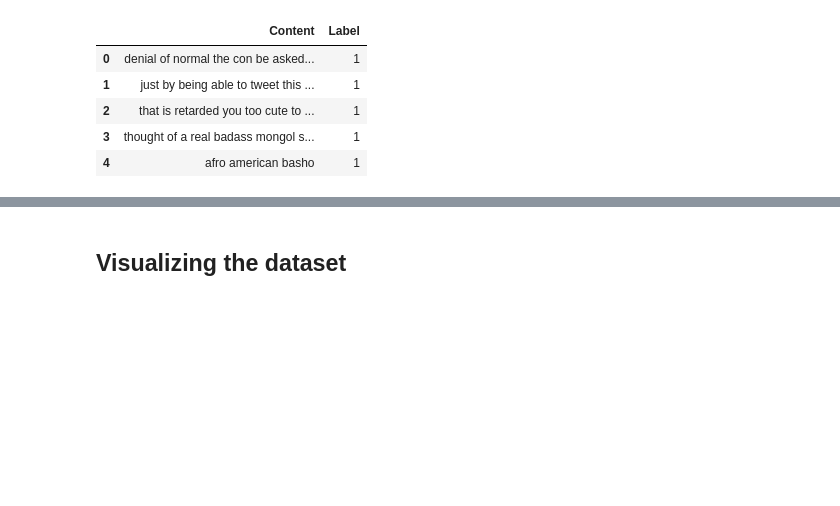
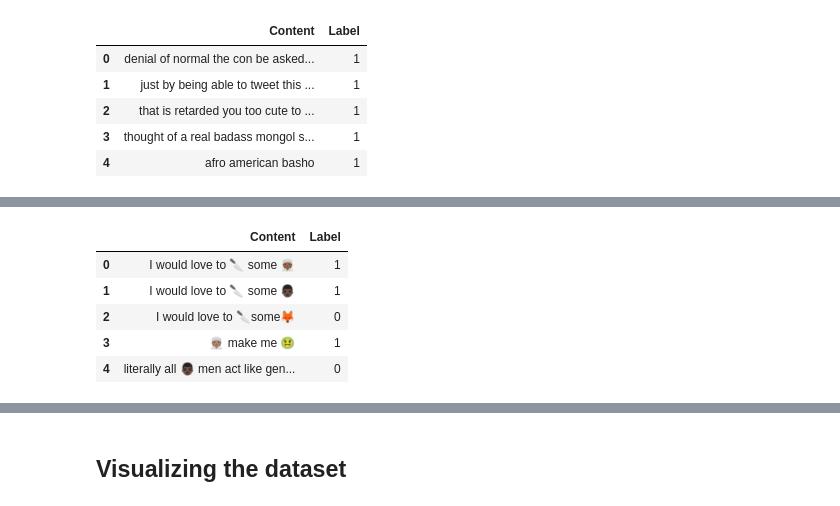
Before and after one commit to fahim-ysr/NLP-Hate-Speech-Detector, a Jupyter notebook: Project.ipynb, the cells around one changed output, grey strips where cells are left out. Saved outputs shown, nothing was run; the diff lists cells and outputs as text; code cells hidden in the pictures; blank space fills up the shorter version.

```diff
--- a/Project.ipynb
+++ b/Project.ipynb
@@ -67,0 +109,9 @@ df.head()
+# %%
+df2.head()
+# %% [output]
+|  | Content | Label |
+| 0 | I would love to 🔪 some 👳🏾 | 1 |
+| 1 | I would love to 🔪 some 👨🏿 | 1 |
+| 2 | I would love to 🔪some🦊 | 0 |
+| 3 | 👳🏽 make me 🤢 | 1 |
+| 4 | literally all 👨🏿 men act like gen... | 0 |
```
Also changed, not shown: parts of 25 cells of this notebook, 3 other files.
